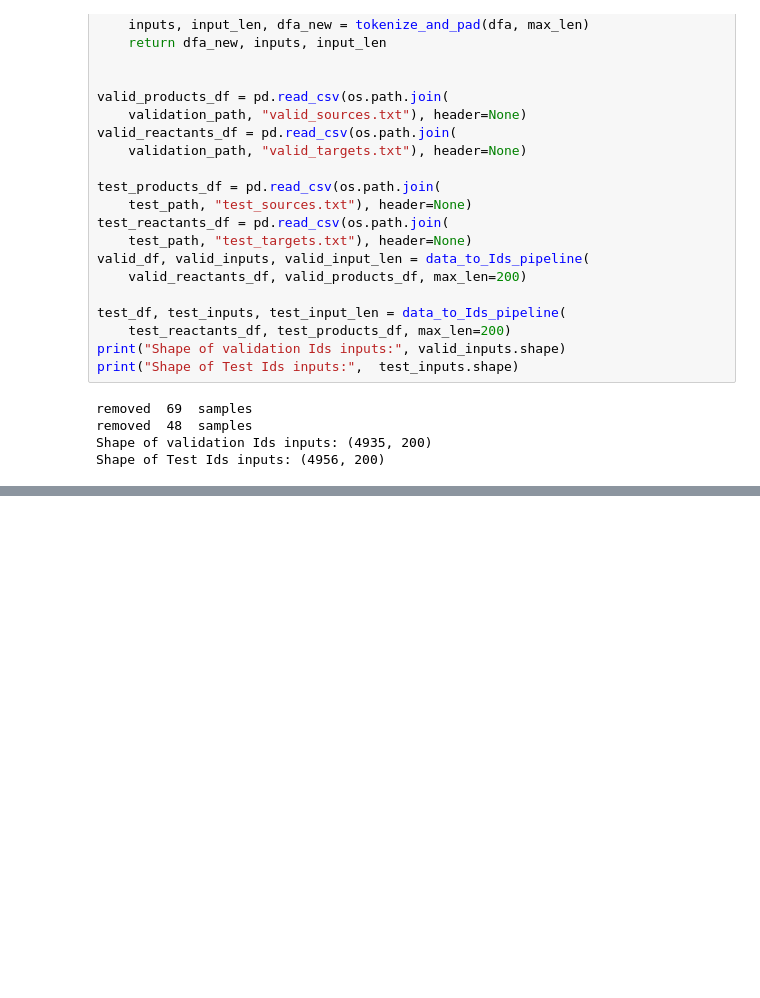
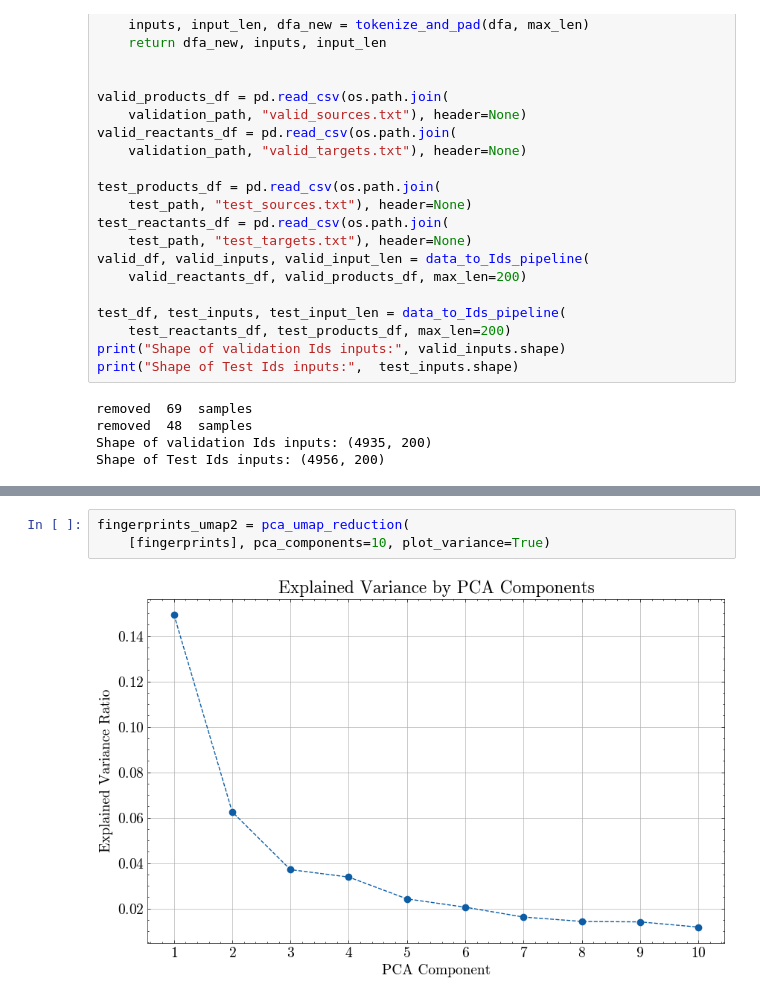
Before and after one commit to anisdismail/ChemRxnSAGE, a Jupyter notebook: data_visualization.ipynb, the cells around one changed output, grey strips where cells are left out. Saved outputs shown, nothing was run; the diff lists cells and outputs as text; blank space fills up the shorter version.

Commit message:
added visualization of umaps of dataset and gen using VAE

```diff
--- a/data_visualization.ipynb
+++ b/data_visualization.ipynb
@@ -166,0 +256,5 @@ Shape of Test Ids inputs: (4956, 200)
+# %%
+fingerprints_umap2 = pca_umap_reduction(
+    [fingerprints], pca_components=10, plot_variance=True)
+# %% [output]
+[figure, added]
```
Also changed, not shown: parts of 9 cells of this notebook, 1 other file.
